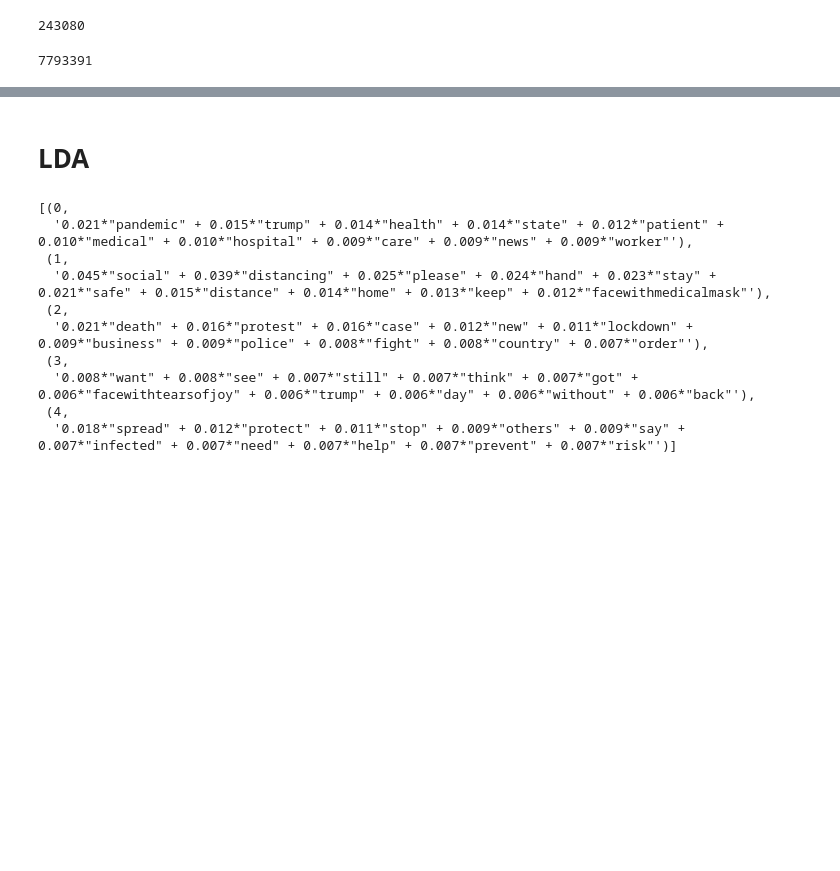
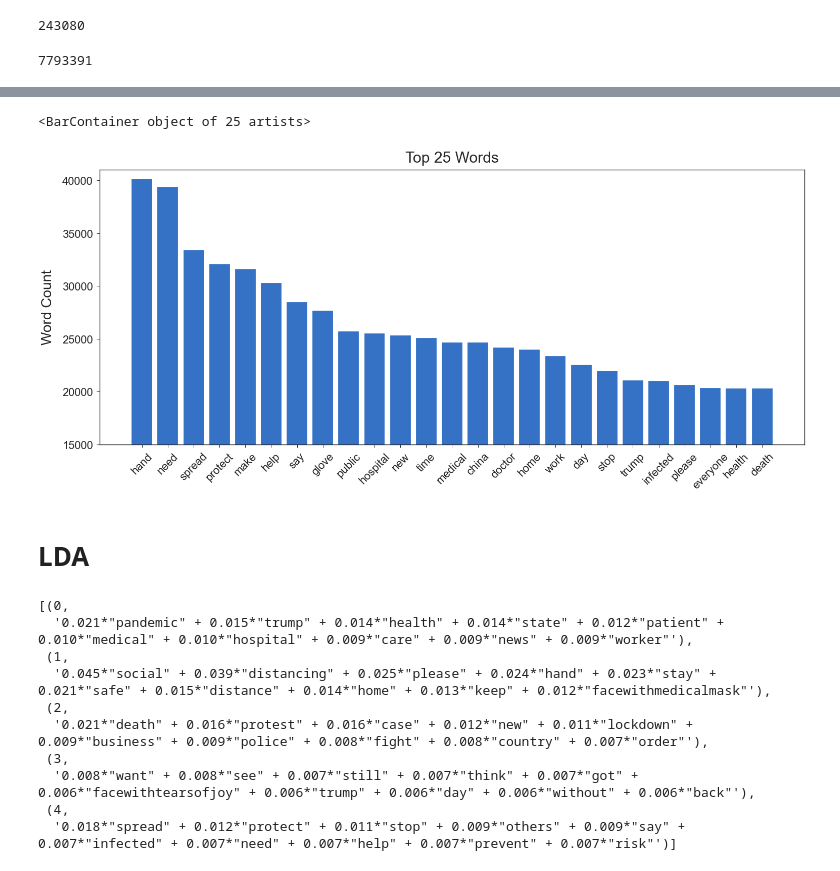
Before and after one commit to p-szymo/twitter-sentiment-analysis, a Jupyter notebook: josh-workbook-backup_0616-night.ipynb, the cells around one changed output, grey strips where cells are left out. Drawn from its saved outputs; the diff is of its cells as text; code cells hidden in the pictures; blank space fills up the shorter version.

```diff
--- a/josh-workbook-backup_0616-night.ipynb
+++ b/josh-workbook-backup_0616-night.ipynb
@@ -376,0 +387,3 @@ fdist.plot(25)
+# %%
+test = pd.DataFrame(data=fdist.values(), index=fdist.keys(), columns=['word_count'])
+test = test.sort_values('word_count', ascending=False)
@@ -377,3 +399,17 @@ fdist.plot(25)
+# %%
+top_25 = test.iloc[:25,:]
+# %%
+plt.figure(figsize=(25,10))
+plt.title('Top 25 Words', fontsize=30, pad=15)
+plt.ylabel('Word Count', fontsize=28, labelpad=15)
+plt.xticks(rotation=45, fontsize=22)
+plt.yticks(fontsize=22)
+plt.ylim(bottom=15000, top=41000)
+
+plt.bar(top_25.index, top_25.word_count)
+# %% [output]
+<BarContainer object of 25 artists>
+[figure, added]
 # %% [markdown]
 # LDA
 # %%
```
Also changed, not shown: parts of 6 cells of this notebook, 8 other files.
